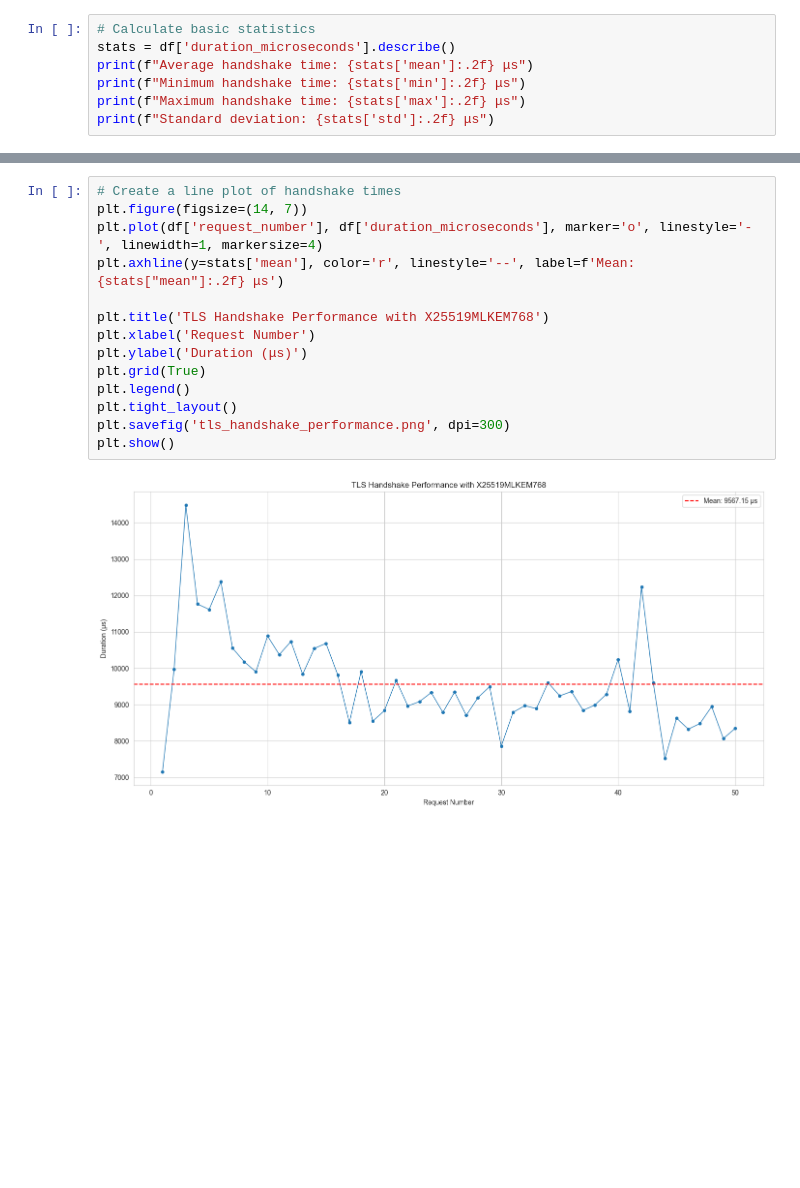
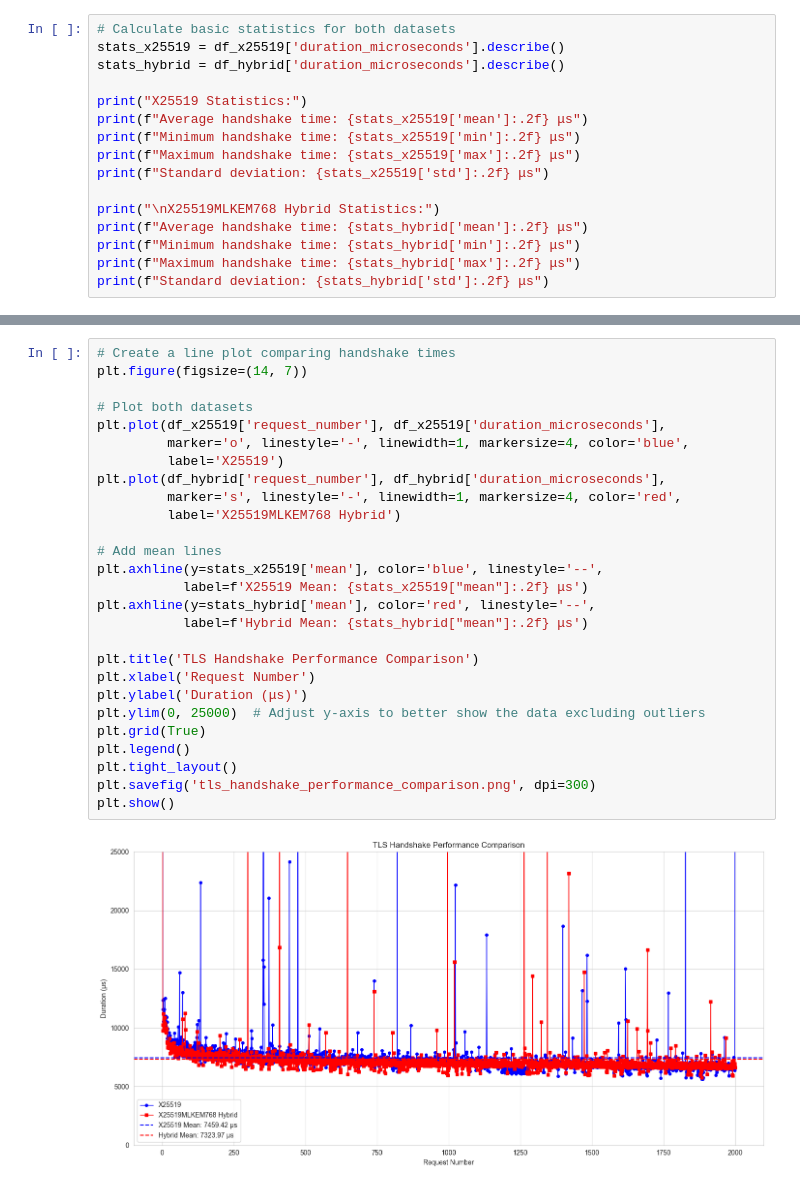
Before and after one commit to linukaratnayake/x25519mlkem768_x25519_perf_analysis, a Jupyter notebook: results/visualize_results.ipynb, the cells around one changed output, grey strips where cells are left out. Drawn from its saved outputs; the diff is of its cells as text; blank space fills up the shorter version.

```diff
--- a/results/visualize_results.ipynb
+++ b/results/visualize_results.ipynb
@@ -54,8 +69,17 @@ df.head()
 # %%
-# Calculate basic statistics
-stats = df['duration_microseconds'].describe()
-print(f"Average handshake time: {stats['mean']:.2f} μs")
-print(f"Minimum handshake time: {stats['min']:.2f} μs")
-print(f"Maximum handshake time: {stats['max']:.2f} μs")
-print(f"Standard deviation: {stats['std']:.2f} μs")
+# Calculate basic statistics for both datasets
+stats_x25519 = df_x25519['duration_microseconds'].describe()
+stats_hybrid = df_hybrid['duration_microseconds'].describe()
+
+print("X25519 Statistics:")
+print(f"Average handshake time: {stats_x25519['mean']:.2f} μs")
+print(f"Minimum handshake time: {stats_x25519['min']:.2f} μs")
+print(f"Maximum handshake time: {stats_x25519['max']:.2f} μs")
+print(f"Standard deviation: {stats_x25519['std']:.2f} μs")
+
+print("\nX25519MLKEM768 Hybrid Statistics:")
+print(f"Average handshake time: {stats_hybrid['mean']:.2f} μs")
+print(f"Minimum handshake time: {stats_hybrid['min']:.2f} μs")
+print(f"Maximum handshake time: {stats_hybrid['max']:.2f} μs")
+print(f"Standard deviation: {stats_hybrid['std']:.2f} μs")
 # %% [output]
@@ -76,17 +121,30 @@ print(f"99th Percentile: {percentiles[0.99]:.2f} μs")
 # %%
-# Create a line plot of handshake times
+# Create a line plot comparing handshake times
 plt.figure(figsize=(14, 7))
-plt.plot(df['request_number'], df['duration_microseconds'], marker='o', linestyle='-', linewidth=1, markersize=4)
-plt.axhline(y=stats['mean'], color='r', linestyle='--', label=f'Mean: {stats["mean"]:.2f} μs')
 
-plt.title('TLS Handshake Performance with X25519MLKEM768')
+# Plot both datasets
+plt.plot(df_x25519['request_number'], df_x25519['duration_microseconds'],
+         marker='o', linestyle='-', linewidth=1, markersize=4, color='blue',
+         label='X25519')
+plt.plot(df_hybrid['request_number'], df_hybrid['duration_microseconds'],
+         marker='s', linestyle='-', linewidth=1, markersize=4, color='red',
+         label='X25519MLKEM768 Hybrid')
+
+# Add mean lines
+plt.axhline(y=stats_x25519['mean'], color='blue', linestyle='--',
+           label=f'X25519 Mean: {stats_x25519["mean"]:.2f} μs')
+plt.axhline(y=stats_hybrid['mean'], color='red', linestyle='--',
+           label=f'Hybrid Mean: {stats_hybrid["mean"]:.2f} μs')
+
+plt.title('TLS Handshake Performance Comparison')
 plt.xlabel('Request Number')
 plt.ylabel('Duration (μs)')
+plt.ylim(0, 25000)  # Adjust y-axis to better show the data excluding outliers
 plt.grid(True)
 plt.legend()
 plt.tight_layout()
-plt.savefig('tls_handshake_performance.png', dpi=300)
+plt.savefig('tls_handshake_performance_comparison.png', dpi=300)
 plt.show()
 # %% [output]
-[figure, old version]
+[figure, new version]
 # %%
```
Also changed, not shown: parts of 11 cells of this notebook, 1 other file.
